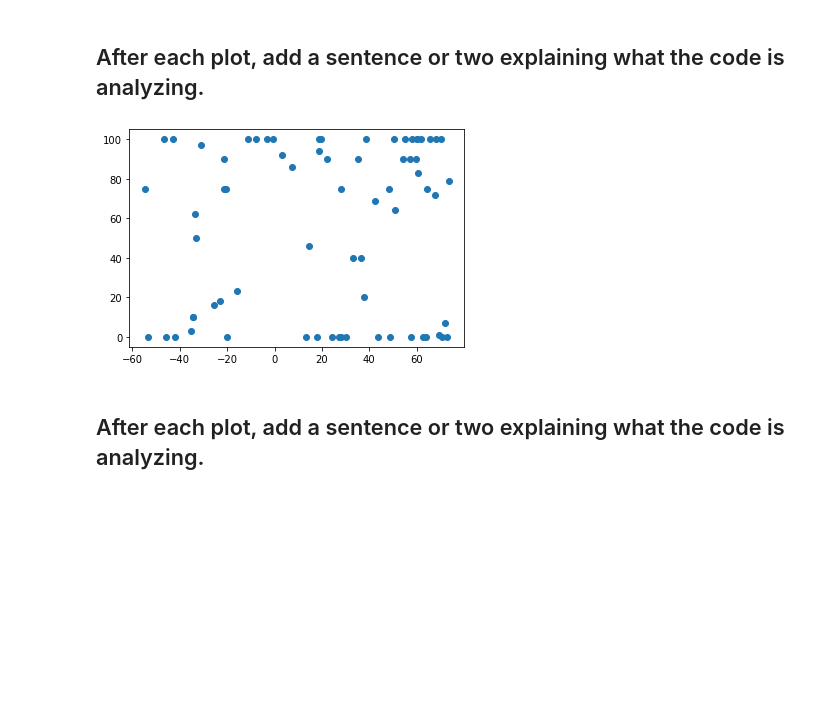
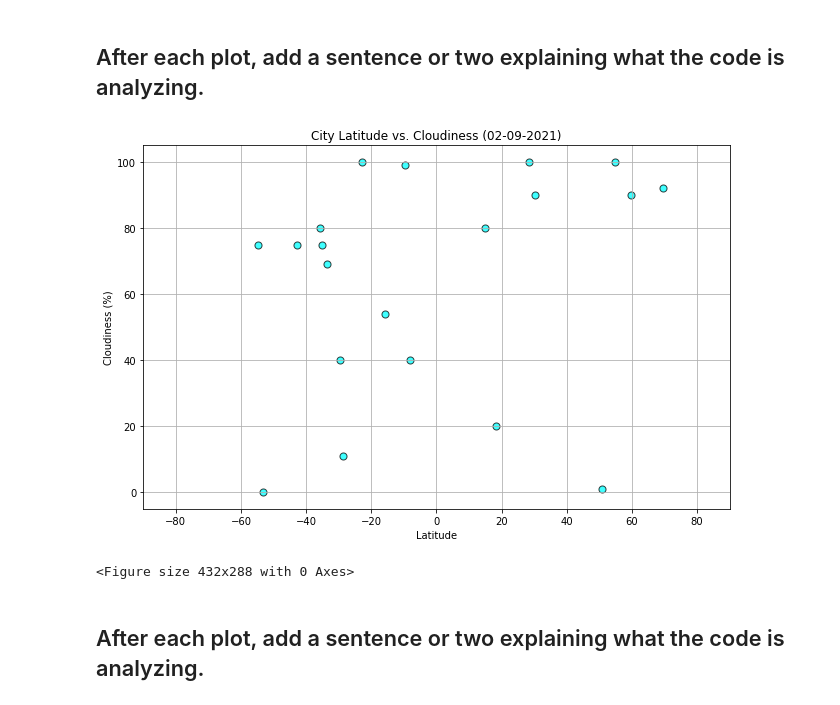
Before and after one commit to swdrich/python-api-challenge, a Jupyter notebook: WeatherPy/WeatherPy.ipynb, the cells around one changed output. Saved outputs shown, nothing was run; the diff lists cells and outputs as text; code cells hidden in the pictures; blank space fills up the shorter version.

```diff
--- a/WeatherPy/WeatherPy.ipynb
+++ b/WeatherPy/WeatherPy.ipynb
@@ -21,8 +21,8 @@ import time   #used for time.sleep
 lats = []
 longs = []
 
-lats = np.random.uniform(-90, 90, 100)
-longs = np.random.uniform(-180, 180, 100)
+lats = np.random.uniform(-90, 90, 25)
+longs = np.random.uniform(-180, 180, 25)
 
 #print(lats)
 #print(longs)
@@ -178,6 +178,7 @@ weather_df.head()
 #Clean up formatting
 weather_df = weather_df.convert_dtypes()
 weather_df = weather_df.round({"Latitude": 2,"Longitude": 2, "Max Temperature (F)": 1, "Wind Speed (mph)": 1})
+weather_df["Date"]=pd.to_datetime(weather_df["Date"],unit='s').dt.strftime('%m-%d-%Y')
 weather_df.head()
 # %% [output]
 |  | Cities | Countries | Latitude | Longitude | Max Temperature (F) | Humidity (%) | Cloudiness | ... |
@@ -223,16 +244,26 @@ plt.show()
 # %%
 # Make a scatter plot to show the relationship of cloudiness v latitude
 
 x = weather_df["Latitude"]
 y = weather_df["Cloudiness"]
+date = weather_df["Date"][0]
 
-temp_plt = plt.scatter(x, y, marker="o")
-
+plt.figure(figsize=(9,6))
+plt.scatter(x, y, marker="o", s=50, facecolor="cyan", edgecolors="black", alpha=0.75, linewidths=1)
+plt.xlim(-90,90)
+plt.ylim(-5, 105)
+plt.title(f"City Latitude vs. Cloudiness ({date})")
+plt.xlabel("Latitude")
+plt.ylabel("Cloudiness (%)")
+plt.grid()
+plt.tight_layout()
 plt.show()
 
 # Save plot as a PNG file
+plt.savefig("cloud_plot.png")
 # %% [output]
-[figure, old version]
+[figure, new version]
+<Figure size 432x288 with 0 Axes>
 # %% [markdown]
 ## After each plot, add a sentence or two explaining what the code is analyzing.
 # %%
```
Also changed, not shown: parts of 30 cells of this notebook, 6 other files.
